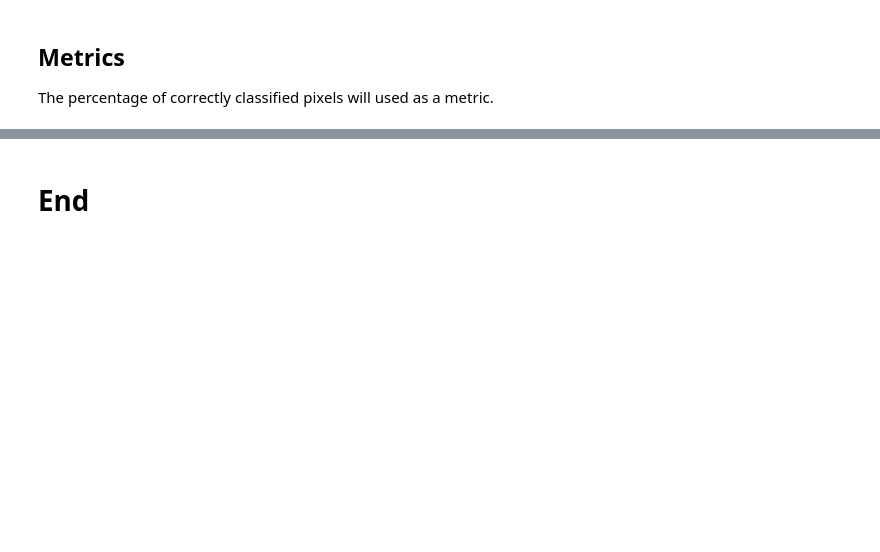
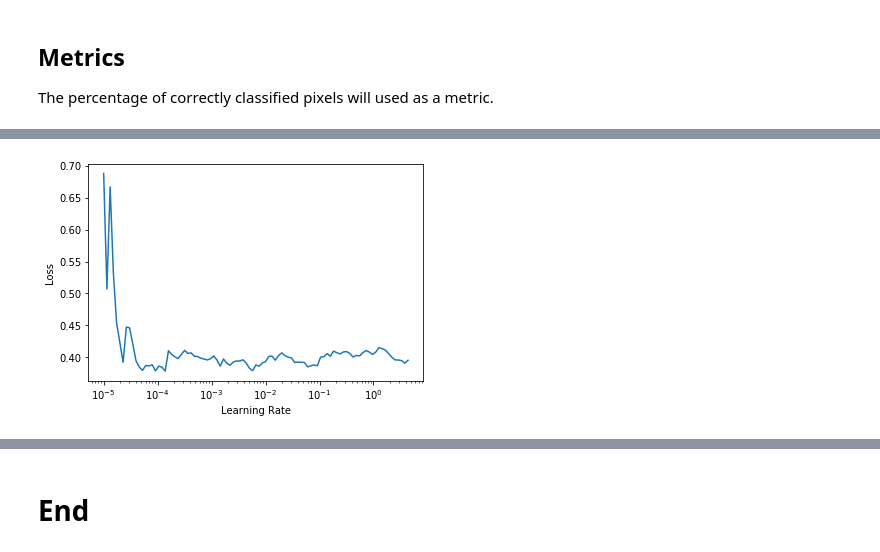
Before and after one commit to qAp/kgl_clouds, a Jupyter notebook: single_cloudtype-gcp.ipynb, the cells around one changed output, grey strips where cells are left out. Cells and saved outputs as stored; diff of their text form; code cells hidden in the pictures; blank space fills up the shorter version.

```diff
--- a/single_cloudtype-gcp.ipynb
+++ b/single_cloudtype-gcp.ipynb
@@ -277,0 +281,3 @@ learn = Learner(dbch, model, loss_func=OpenMask.loss_func, lr=1e-2, metrics=acc_
+# %%
+learn.lr_find(start_lr=1e-5)
+# %% [output]
@@ -277,0 +285 @@ learn = Learner(dbch, model, loss_func=OpenMask.loss_func, lr=1e-2, metrics=acc_
+[figure, added]
```
Also changed, not shown: parts of 33 cells of this notebook.
